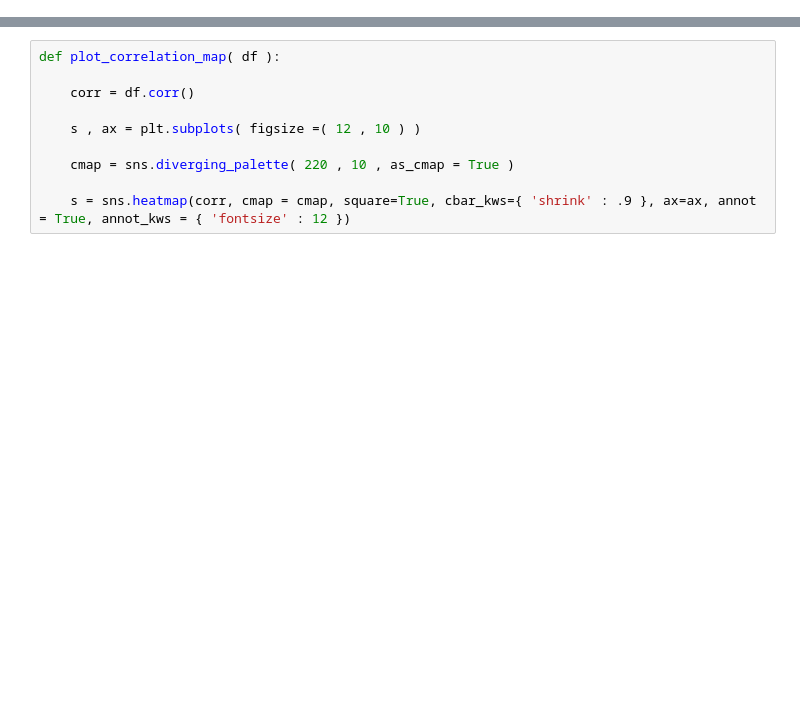
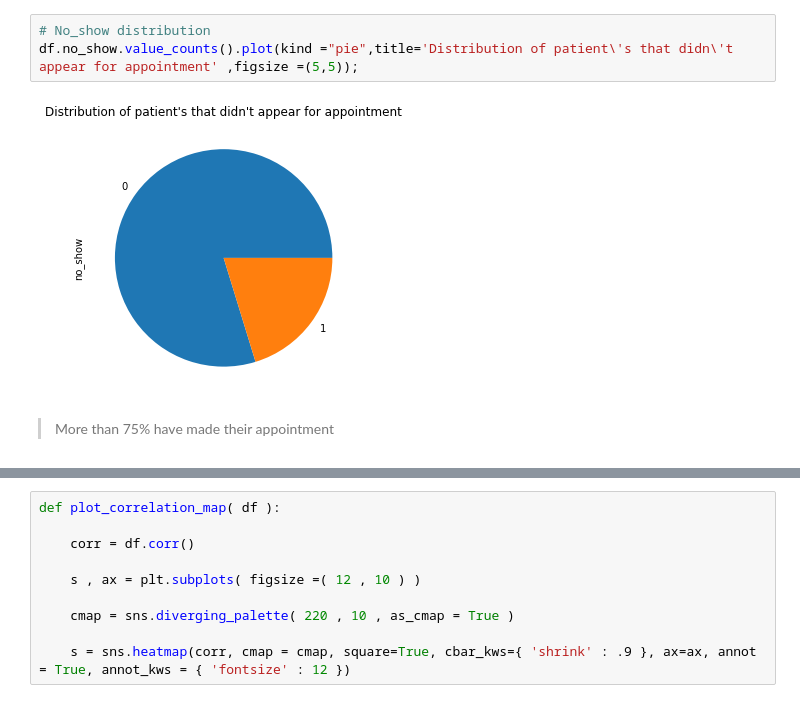
Before and after one commit to Abdou240/Python-Artificial_Intelligence, a Jupyter notebook: Project_1/investigate-a-dataset.ipynb, the cells around one changed output, grey strips where cells are left out. Drawn from its saved outputs; the diff is of its cells as text; blank space fills up the shorter version.

```diff
--- a/Project_1/investigate-a-dataset.ipynb
+++ b/Project_1/investigate-a-dataset.ipynb
@@ -355,3 +488,10 @@ df.head(3)
+# %%
+# No_show distribution
+df.no_show.value_counts().plot(kind ="pie",title='Distribution of patient\'s that didn\'t appear for appointment' ,figsize =(5,5));
+# %% [output]
+[figure, added]
+# %% [markdown]
+> More than 75% have made their appointment
 # %%
 # explore data
 df.hist(figsize =(10, 10));
```
Also changed, not shown: parts of 128 cells of this notebook, 13 other files.
